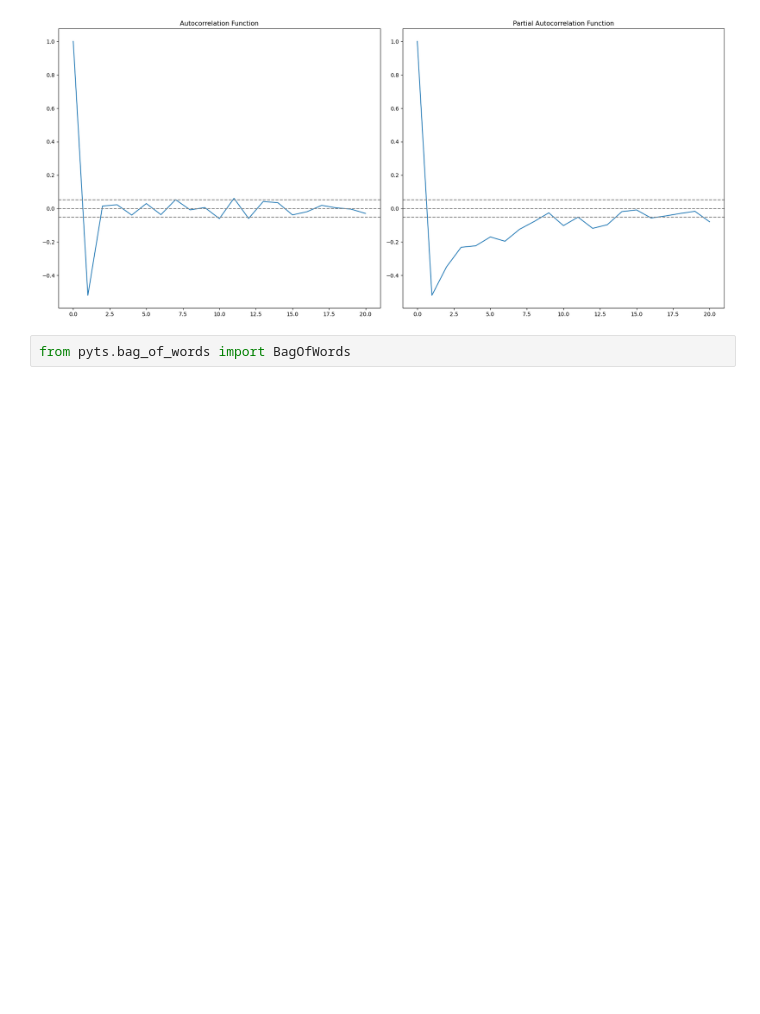
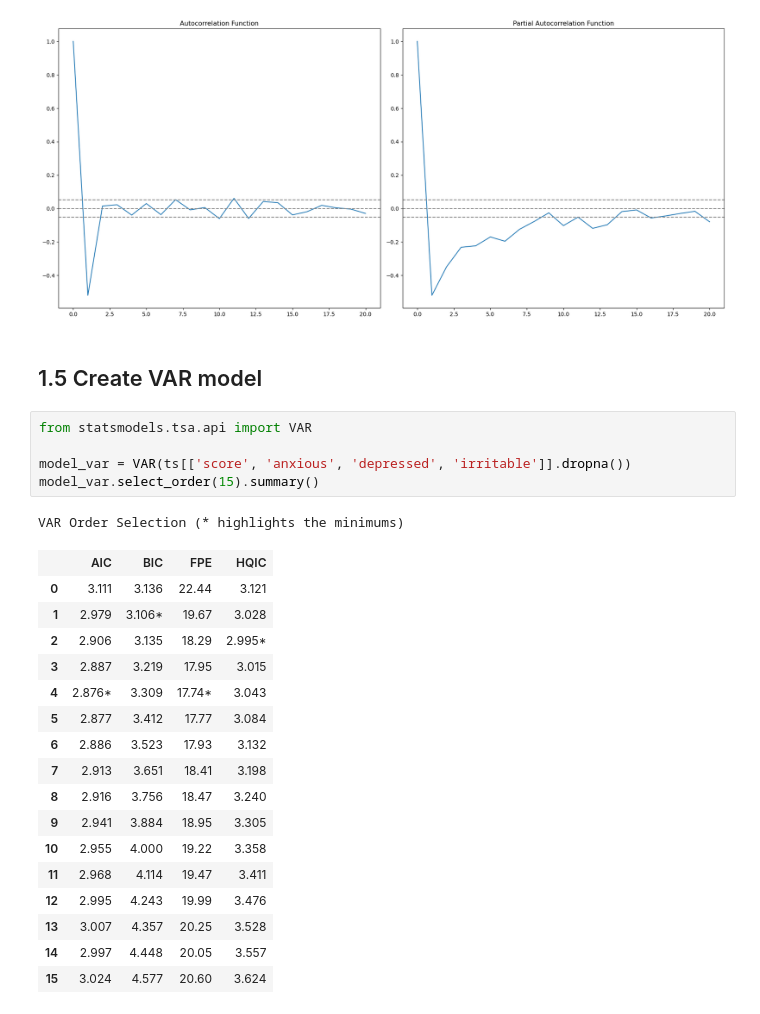
Before and after one commit to brozena/oura_mood_VAR, a Jupyter notebook: notebooks/project.ipynb, the cells around one changed output. Drawn from its saved outputs; the diff is of its cells as text; blank space fills up the shorter version.

Commit message:
Create VAR model

```diff
--- a/notebooks/project.ipynb
+++ b/notebooks/project.ipynb
@@ -290,5 +301,29 @@ plt.title('Partial Autocorrelation Function')
 plt.tight_layout()
 # %% [output]
 [figure]
-# %%
-from pyts.bag_of_words import BagOfWords
+# %% [markdown]
+## 1.5 Create VAR model
+# %%
+from statsmodels.tsa.api import VAR
+
+model_var = VAR(ts[['score', 'anxious', 'depressed', 'irritable']].dropna())
+model_var.select_order(15).summary()
+# %% [output]
+VAR Order Selection (* highlights the minimums)
+|  | AIC | BIC | FPE | HQIC |
+| 0 | 3.111 | 3.136 | 22.44 | 3.121 |
+| 1 | 2.979 | 3.106* | 19.67 | 3.028 |
+| 2 | 2.906 | 3.135 | 18.29 | 2.995* |
+| 3 | 2.887 | 3.219 | 17.95 | 3.015 |
+| 4 | 2.876* | 3.309 | 17.74* | 3.043 |
+| 5 | 2.877 | 3.412 | 17.77 | 3.084 |
+| 6 | 2.886 | 3.523 | 17.93 | 3.132 |
+| 7 | 2.913 | 3.651 | 18.41 | 3.198 |
+| 8 | 2.916 | 3.756 | 18.47 | 3.240 |
+| 9 | 2.941 | 3.884 | 18.95 | 3.305 |
+| 10 | 2.955 | 4.000 | 19.22 | 3.358 |
+| 11 | 2.968 | 4.114 | 19.47 | 3.411 |
+| 12 | 2.995 | 4.243 | 19.99 | 3.476 |
+| 13 | 3.007 | 4.357 | 20.25 | 3.528 |
+| 14 | 2.997 | 4.448 | 20.05 | 3.557 |
+| 15 | 3.024 | 4.577 | 20.60 | 3.624 |
```
Also changed, not shown: parts of 15 cells of this notebook.
